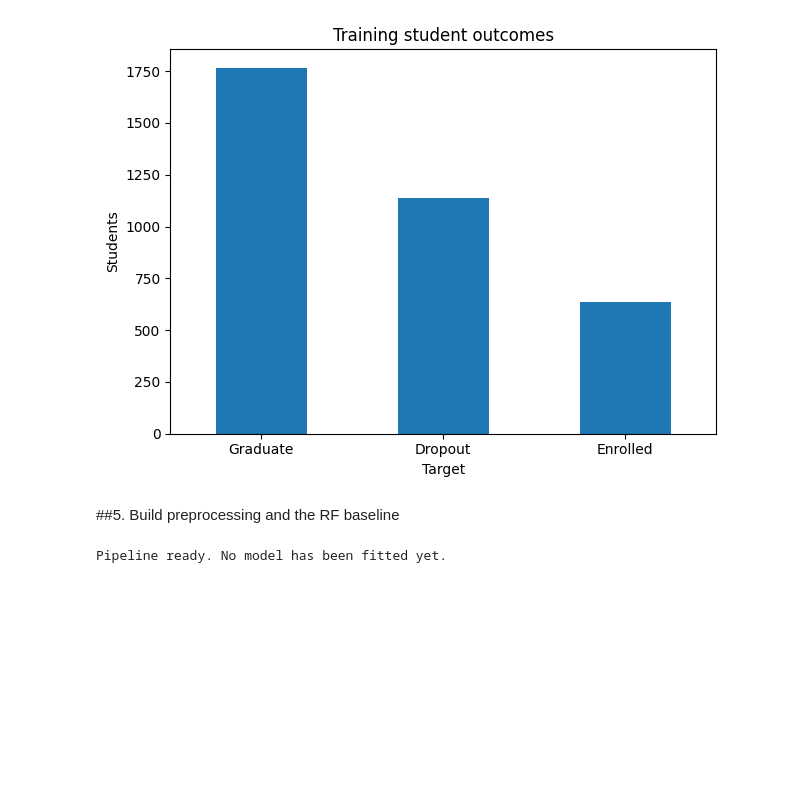
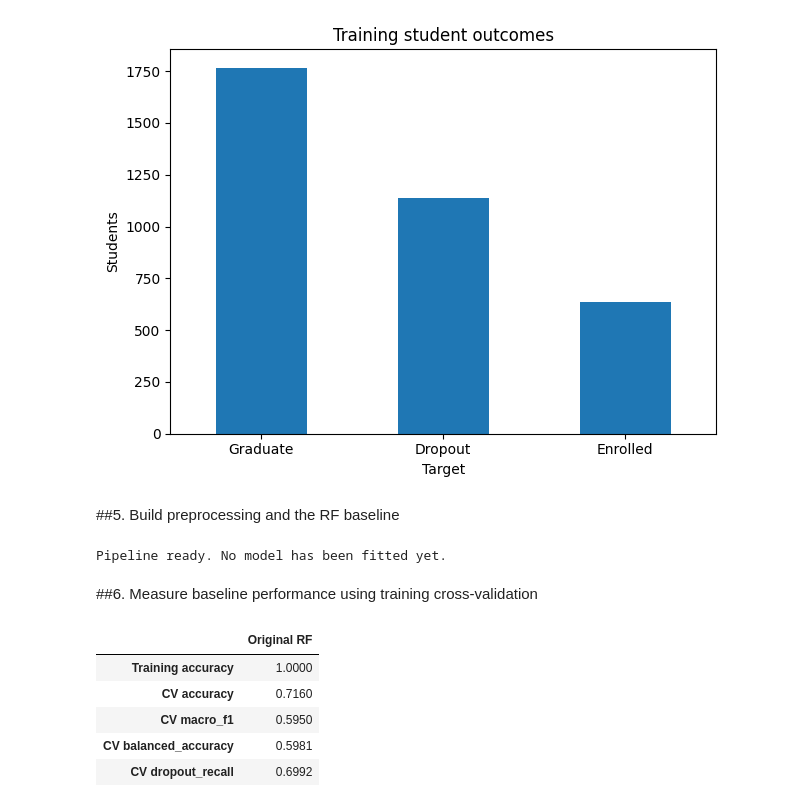
Before and after one commit to Ayesh2002/ml-student-dropout, a Jupyter notebook: 02_random_forest.ipynb, the cells around one changed output. Cells and saved outputs as stored; diff of their text form; code cells hidden in the pictures; blank space fills up the shorter version.

Commit message:
measure baseline with stratified cross validation

```diff
--- a/02_random_forest.ipynb
+++ b/02_random_forest.ipynb
@@ -241,3 +241,37 @@ cv = StratifiedKFold(
 print("Pipeline ready. No model has been fitted yet.")
 # %% [output]
 Pipeline ready. No model has been fitted yet.
+# %% [markdown]
+##6. Measure baseline performance using training cross-validation
+# %%
+baseline_cv = cross_validate(
+    baseline,
+    X_train,
+    y_train,
+    cv=cv,
+    scoring=scoring,
+    return_train_score=True,
+    n_jobs=SEARCH_JOBS,
+    error_score="raise",
+)
+
+baseline_summary = pd.Series(
+    {
+        "Training accuracy": baseline_cv["train_accuracy"].mean(),
+        **{
+            f"CV {metric}": baseline_cv[f"test_{metric}"].mean()
+            for metric in scoring
+        },
+    },
+    name="Original RF",
+)
+
+display(baseline_summary.round(4).to_frame())
+baseline_summary.to_csv(RESULTS / "baseline_cv.csv")
+# %% [output]
+|  | Original RF |
+| Training accuracy | 1.0000 |
+| CV accuracy | 0.7160 |
+| CV macro_f1 | 0.5950 |
+| CV balanced_accuracy | 0.5981 |
+| CV dropout_recall | 0.6992 |
```
